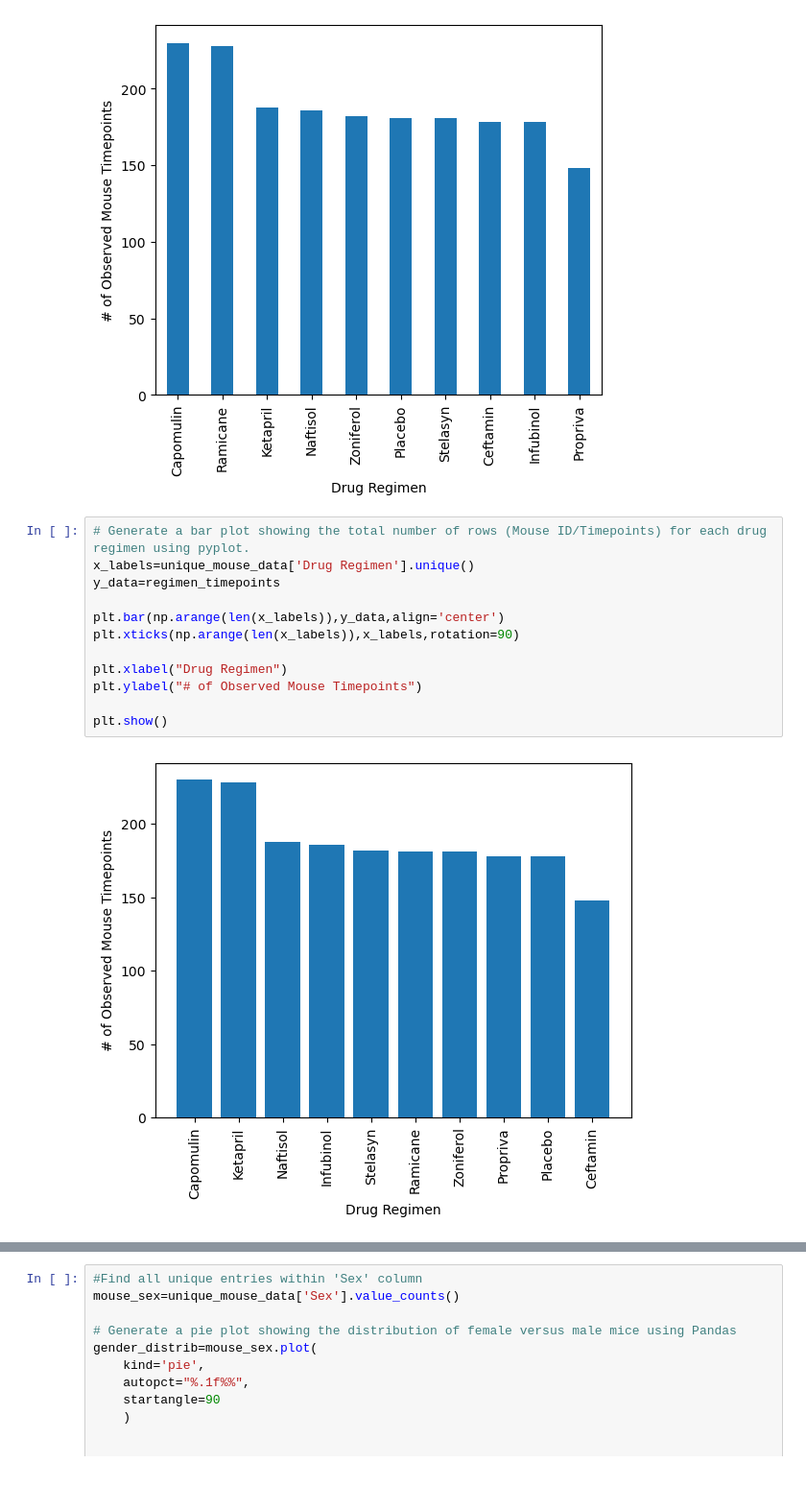
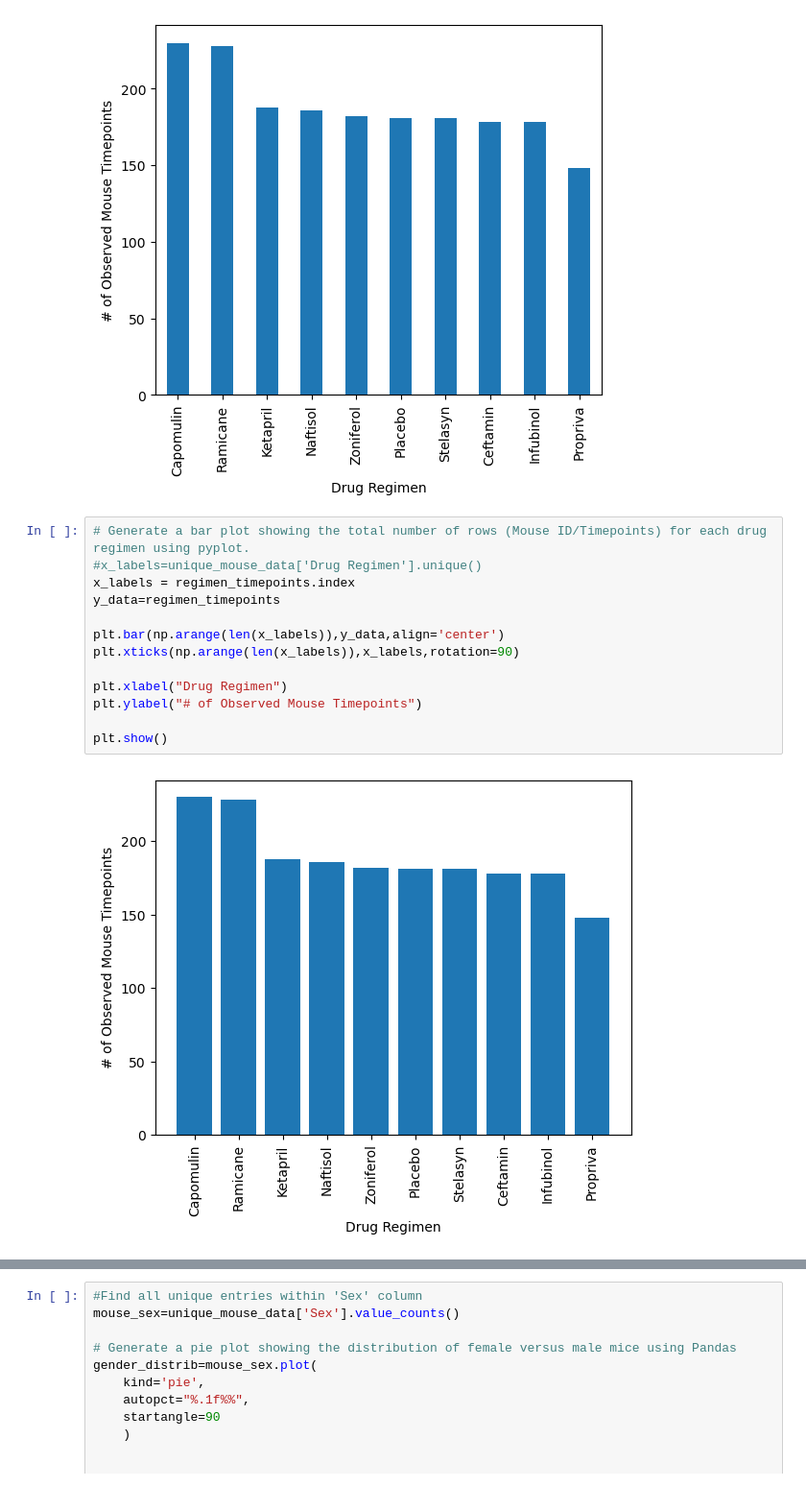
Before and after one commit to mnaffziger/mathplotlib-challenge, a Jupyter notebook: Pymaceuticals/pymaceuticals.ipynb, the cells around one changed output, grey strips where cells are left out. Shown: that part at 96% size. Saved outputs shown, nothing was run; the diff lists cells and outputs as text.

```diff
--- a/Pymaceuticals/pymaceuticals.ipynb
+++ b/Pymaceuticals/pymaceuticals.ipynb
@@ -162,15 +252,16 @@ plt.show()
 [figure]
 # %%
 # Generate a bar plot showing the total number of rows (Mouse ID/Timepoints) for each drug regimen using pyplot.
-x_labels=unique_mouse_data['Drug Regimen'].unique()
+#x_labels=unique_mouse_data['Drug Regimen'].unique()
+x_labels = regimen_timepoints.index
 y_data=regimen_timepoints
 
 plt.bar(np.arange(len(x_labels)),y_data,align='center')
 plt.xticks(np.arange(len(x_labels)),x_labels,rotation=90)
 
 plt.xlabel("Drug Regimen")
 plt.ylabel("# of Observed Mouse Timepoints")
 
 plt.show()
 # %% [output]
-[figure, old version]
+[figure, new version]
```
Also changed, not shown: parts of 11 cells of this notebook, 1 other file.
